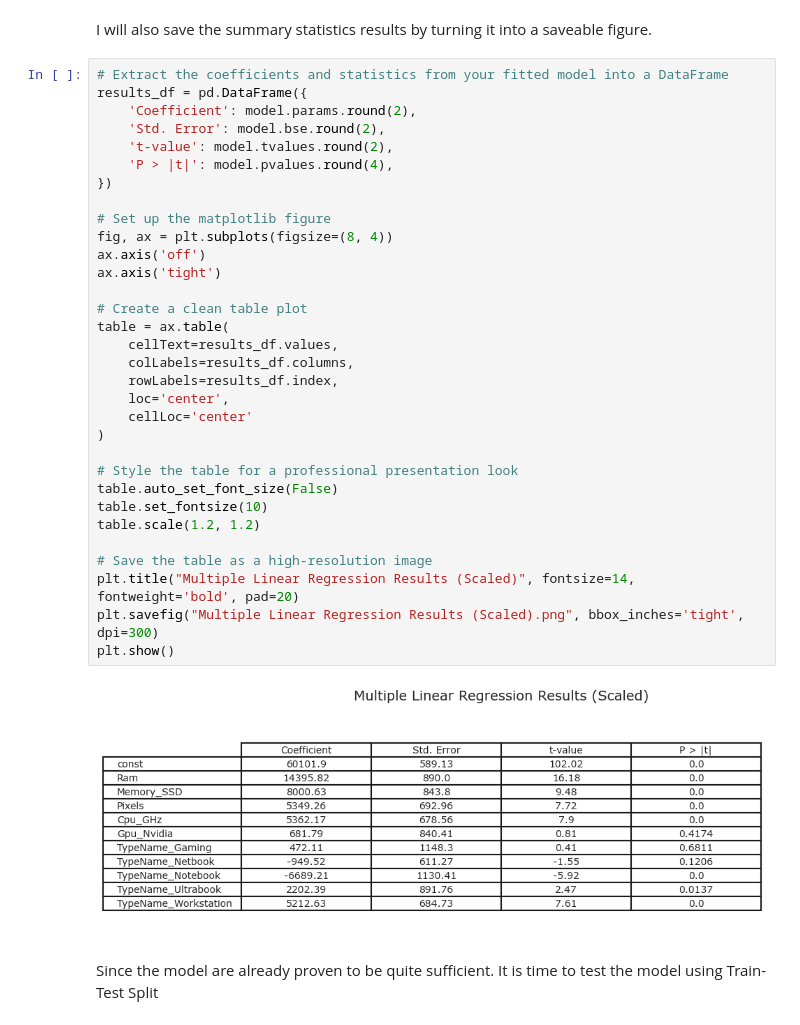
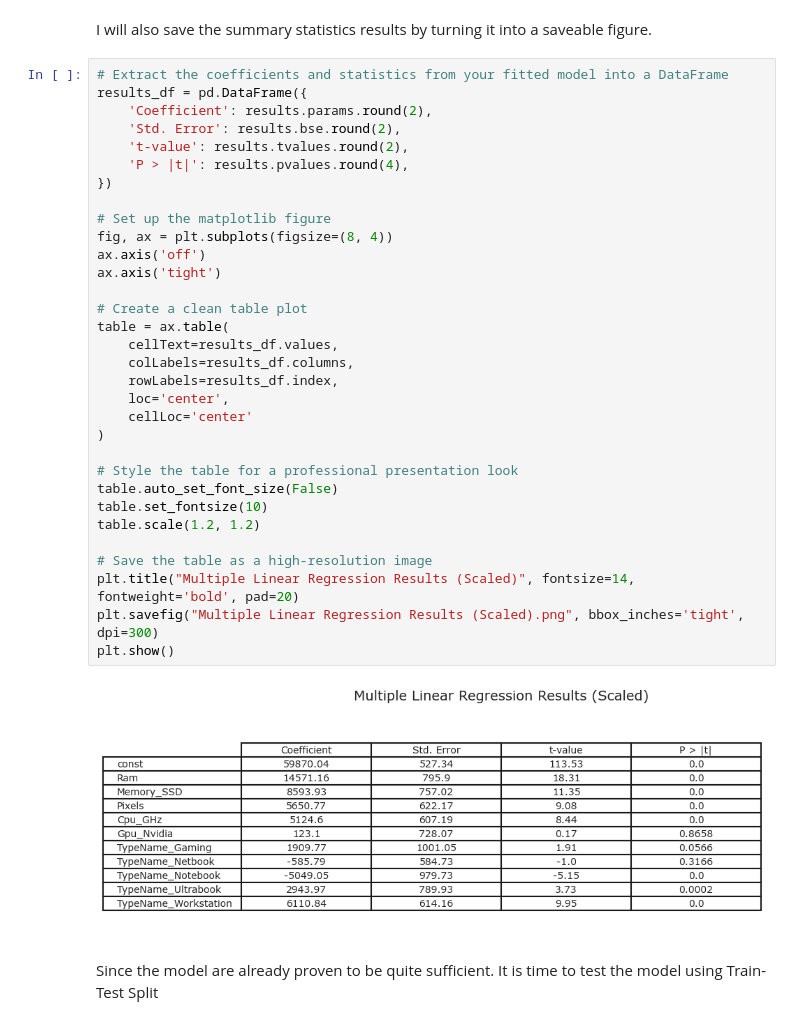
Before and after one commit to IhsanTaslim/laptop-specifications-and-price-prediction-dataset, a Jupyter notebook: Notebooks/laptop_price_prediction.ipynb, the cells around one changed output. Cells and saved outputs as stored; diff of their text form.

```diff
--- a/Notebooks/laptop_price_prediction.ipynb
+++ b/Notebooks/laptop_price_prediction.ipynb
@@ -693,37 +696,37 @@ I will also save the summary statistics results by turning it into a saveable fi
 # %%
 # Extract the coefficients and statistics from your fitted model into a DataFrame
 results_df = pd.DataFrame({
-    'Coefficient': model.params.round(2),
-    'Std. Error': model.bse.round(2),
-    't-value': model.tvalues.round(2),
-    'P > |t|': model.pvalues.round(4),
+    'Coefficient': results.params.round(2),
+    'Std. Error': results.bse.round(2),
+    't-value': results.tvalues.round(2),
+    'P > |t|': results.pvalues.round(4),
 })
 
 # Set up the matplotlib figure
 fig, ax = plt.subplots(figsize=(8, 4))
 ax.axis('off')
 ax.axis('tight')
 
 # Create a clean table plot
 table = ax.table(
     cellText=results_df.values,
     colLabels=results_df.columns,
     rowLabels=results_df.index,
     loc='center',
     cellLoc='center'
 )
 
 # Style the table for a professional presentation look
 table.auto_set_font_size(False)
 table.set_fontsize(10)
 table.scale(1.2, 1.2)
 
 # Save the table as a high-resolution image
 plt.title("Multiple Linear Regression Results (Scaled)", fontsize=14, fontweight='bold', pad=20)
 plt.savefig("Multiple Linear Regression Results (Scaled).png", bbox_inches='tight', dpi=300)
 plt.show()
 # %% [output]
-[figure, old version]
+[figure, new version]
 # %% [markdown]
 Since the model are already proven to be quite sufficient. It is time to test the model using Train-Test Split
 # %%
```
Also changed, not shown: parts of 5 cells of this notebook, 6 other files.
